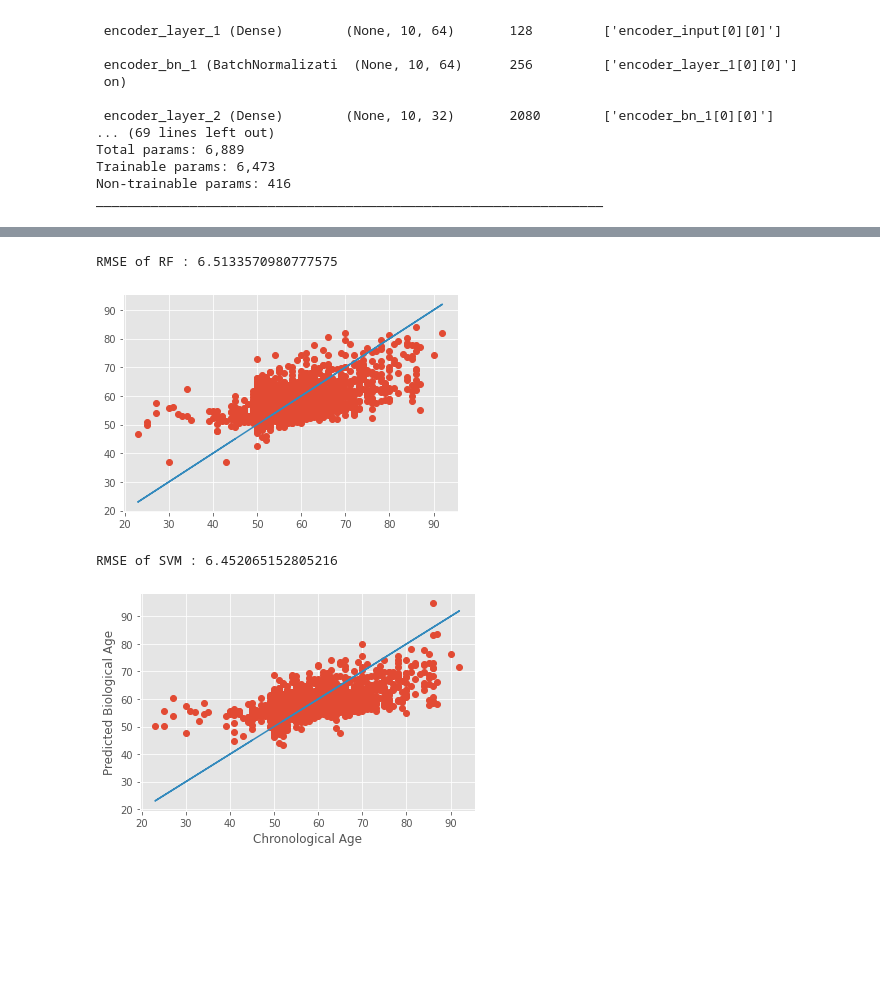
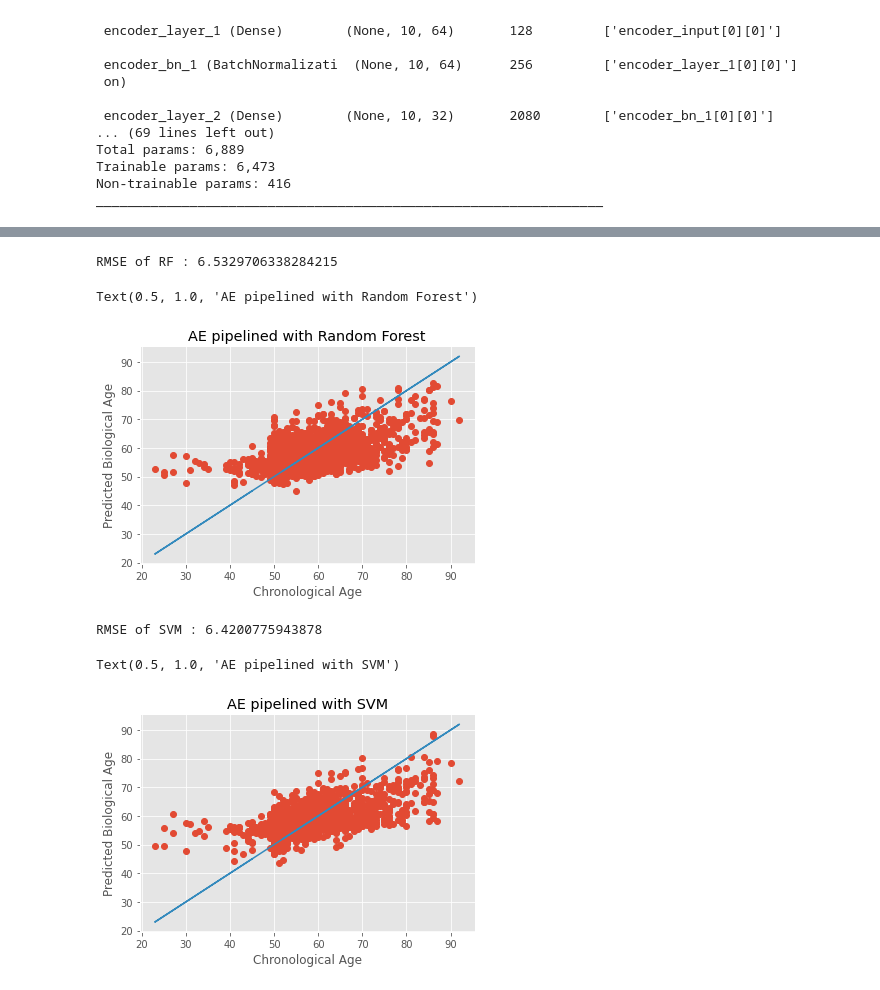
Before and after one commit to ShruthiVidya-git/Prediction-of-Biological-Age-and-Mortality, a Jupyter notebook: AutoEncoder_CS760.ipynb, the cells around one changed output, grey strips where cells are left out. Saved outputs shown, nothing was run; the diff lists cells and outputs as text; code cells hidden in the pictures; blank space fills up the shorter version.

```diff
--- a/AutoEncoder_CS760.ipynb
+++ b/AutoEncoder_CS760.ipynb
@@ -351,0 +387,23 @@ _________________________________________________________________
+# %%
+def train(x_train, learning_rate, batch_size, epochs, y):
+    autoencoder = VAE(
+        input_shape=(10, 1),
+        conv_filters=(32, 32, 32, 16),
+        conv_kernels=(3, 3, 3, 3),
+        conv_strides=(1, 2, 1, 1),
+        latent_space_dim=4,
+        age_true = y
+    )
+    autoencoder.summary()
+    autoencoder.compile(learning_rate)
+    autoencoder.train(x_train, batch_size, epochs)#, y)
+
+    return autoencoder
+# %%
+if __name__ == "__main__":
+    X_train, y_train, X_test, y_test, X_data, y, scaler = load_data()
+    print(np.shape(np.expand_dims(X_data, -1)))
+    autoencoder = train(np.expand_dims(X_data, -1), 0.0001, 32, 250, np.array(y))
+
+    reconstructed_vectors, latent_representations = autoencoder.reconstruct(np.expand_dims(X_data, -1))
+    print(latent_representations)
@@ -395,9 +479,9 @@ class Desnse_AE:
         self.encoder.summary()
         self.decoder.summary()
         self.model.summary()
-        tf.keras.utils.plot_model(self.encoder, to_file='encoder_plot.png', show_shapes=True, show_layer_names=True)
-        tf.keras.utils.plot_model(self.decoder, to_file='decoder_plot.png', show_shapes=True, show_layer_names=True)
-        tf.keras.utils.plot_model(self.model, to_file='vae_plot.png', show_shapes=True, show_layer_names=True)
+        tf.keras.utils.plot_model(self.encoder, to_file='encoder_plot_AE.png', show_shapes=True, show_layer_names=True)
+        tf.keras.utils.plot_model(self.decoder, to_file='decoder_plot_AE.png', show_shapes=True, show_layer_names=True)
+        tf.keras.utils.plot_model(self.model, to_file='ae_plot.png', show_shapes=True, show_layer_names=True)
 
     def compile(self, learning_rate=0.000001):
         # Define optimizer and loss functions to compile autoencoder
@@ -477,18 +561,17 @@ class Desnse_AE:
 
     def _calculate_kl_loss(self, y_target, y_predicted):
         kl_loss = -0.5 * K.sum(1 + self.log_variance - K.square(self.mu) - K.exp(self.log_variance))#, axis=1)
-        #print(self.log_variance)
-        #print(self.mu)
+
         return kl_loss
 
     def _calculate_predicted_age_loss(self, y_target, y_predicted):
 
         print(self.predict_age)
-        #print(self.latent_point)
+
         print(self.age_true)
         print("\n\n\n")
         error = self.age_true - self.predict_age
-        predicted_age_loss = K.mean(K.square(error))#, axis=[1, 2])
+        predicted_age_loss = K.mean(K.square(error))
         return predicted_age_loss
 
     def _create_folder_if_it_doesnt_exist(self, folder):
@@ -502,12 +585,12 @@ class Desnse_AE:
             self.latent_space_dim,
             self.age_true
         ]
-        save_path = os.path.join(save_folder, "parameters.pkl")
+        save_path = os.path.join(save_folder, "parameters_AE.pkl")
         with open(save_path, "wb") as f:
             pickle.dump(parameters, f)
 
     def _save_weights(self, save_folder):
-        save_path = os.path.join(save_folder, "weights.h5")
+        save_path = os.path.join(save_folder, "weights_AE.h5")
         self.model.save_weights(save_path)
 
     """Encoder helper functions"""
@@ -601,7 +684,7 @@ class Desnse_AE:
 
     def _add_decoder_layers(self, x):
         """Add conv transpose blocks."""
-        # loop through all the conv layers in reverse order and stop at the
+        # loop through all the layers in reverse order and stop at the
         # first layer
         for layer_index in reversed(range(0, self._num_dense_layers)):
             x = self._add_decoder_layer(layer_index, x)
@@ -811,16 +843,20 @@ y_test_actual = scaler.inverse_transform(y_test)
 # %%
 from sklearn.ensemble import RandomForestRegressor
 
 rf = RandomForestRegressor(n_estimators = 100, random_state = 42)
 rf.fit(X_train, y_train)
 y_pred = rf.predict(X_test)
 predictions = np.reshape(scaler.inverse_transform(np.expand_dims(y_pred,-1)),-1)
 
 print("RMSE of RF :",np.sqrt(mean_squared_error( y_test_actual,predictions)))
 plt.plot(y_test_actual,predictions,'o',y_test_actual,y_test_actual,'-');
+plt.xlabel('Chronological Age');
+plt.ylabel('Predicted Biological Age');
+plt.title("AE pipelined with Random Forest")
 # %% [output]
-RMSE of RF : 6.5133570980777575
+RMSE of RF : 6.5329706338284215
+Text(0.5, 1.0, 'AE pipelined with Random Forest')
-[figure, old version]
+[figure, new version]
 # %%
 from sklearn.svm import SVR
 
@@ -834,6 +870,8 @@ print("RMSE of SVM :",np.sqrt(mean_squared_error(y_test_actual,predictions)))
 plt.plot(y_test_actual,predictions,'o',y_test_actual,y_test_actual,'-');
 plt.xlabel('Chronological Age');
 plt.ylabel('Predicted Biological Age');
+plt.title("AE pipelined with SVM")
 # %% [output]
-RMSE of SVM : 6.452065152805216
+RMSE of SVM : 6.4200775943878
+Text(0.5, 1.0, 'AE pipelined with SVM')
-[figure, old version]
+[figure, new version]
```
Also changed, not shown: parts of 8 cells of this notebook.
